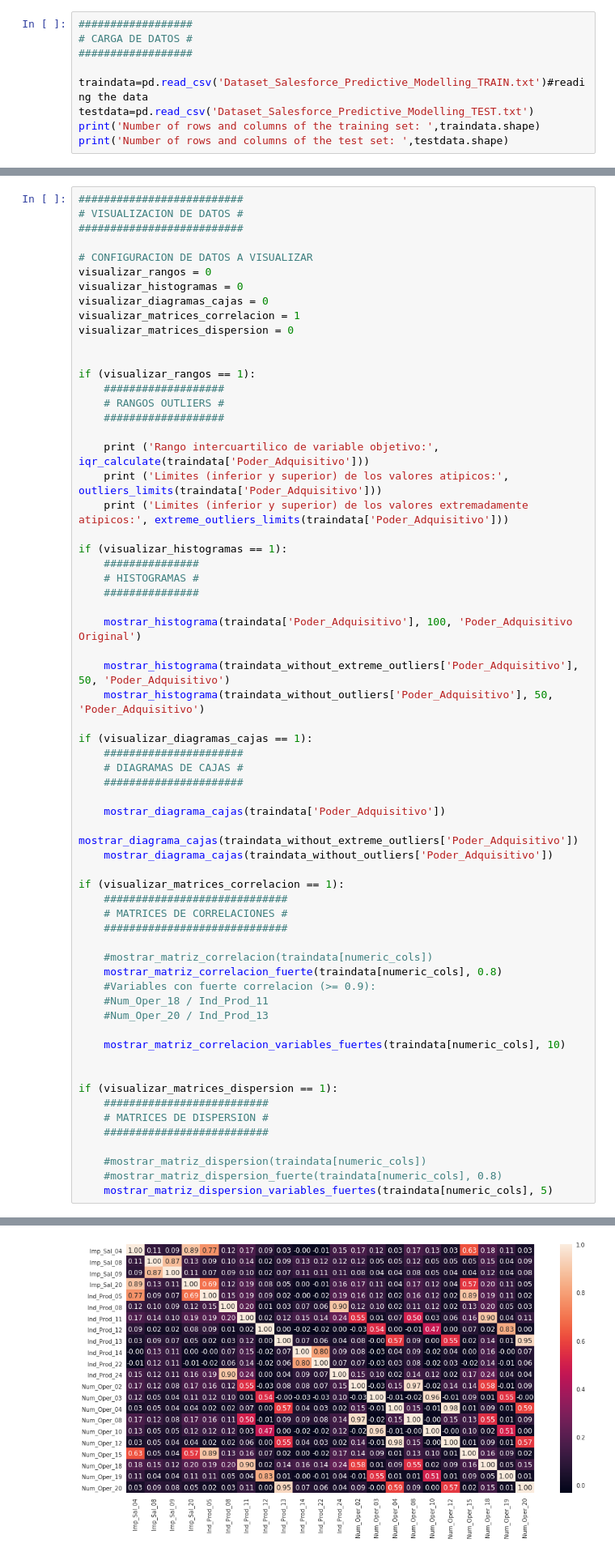
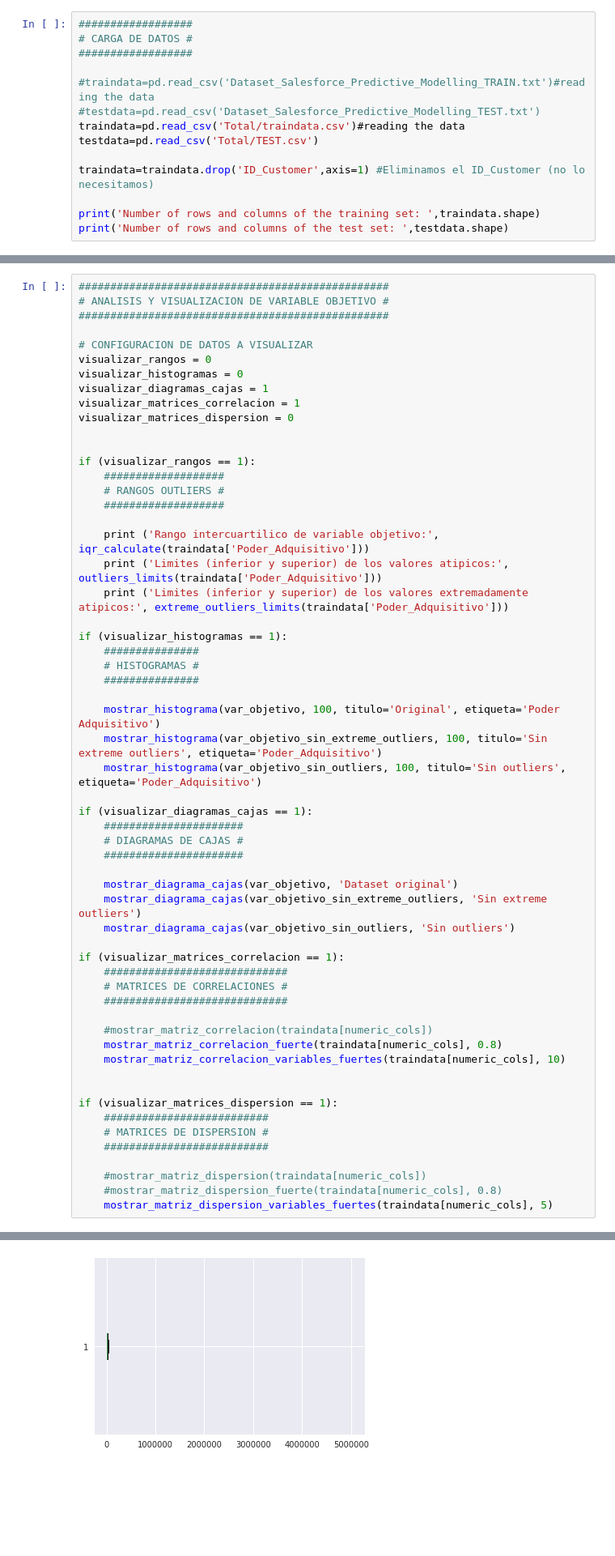
Before and after one commit to ferminlp93/Datathon, a Jupyter notebook: Visualizacion.ipynb, the cells around one changed output, grey strips where cells are left out. Shown at 81% size. Drawn from its saved outputs; the diff is of its cells as text; blank space fills up the shorter version.

Commit message:
Se incluye dataset con todas las variables

```diff
--- a/Visualizacion.ipynb
+++ b/Visualizacion.ipynb
@@ -159,8 +159,13 @@ def crear_variable_relacion(column_a, column_b):
 # CARGA DE DATOS #
 ##################
 
-traindata=pd.read_csv('Dataset_Salesforce_Predictive_Modelling_TRAIN.txt')#reading the data
-testdata=pd.read_csv('Dataset_Salesforce_Predictive_Modelling_TEST.txt')
+#traindata=pd.read_csv('Dataset_Salesforce_Predictive_Modelling_TRAIN.txt')#reading the data
+#testdata=pd.read_csv('Dataset_Salesforce_Predictive_Modelling_TEST.txt')
+traindata=pd.read_csv('Total/traindata.csv')#reading the data
+testdata=pd.read_csv('Total/TEST.csv')
+
+traindata=traindata.drop('ID_Customer',axis=1) #Eliminamos el ID_Customer (no lo necesitamos)
+
 print('Number of rows and columns of the training set: ',traindata.shape)
 print('Number of rows and columns of the test set: ',testdata.shape)
 # %% [output]
@@ -286,12 +320,12 @@ if (histogramas_a_visualizar[4]):
 # %%
-##########################
-# VISUALIZACION DE DATOS #
-##########################
+#################################################
+# ANALISIS Y VISUALIZACION DE VARIABLE OBJETIVO #
+#################################################
 
 # CONFIGURACION DE DATOS A VISUALIZAR
 visualizar_rangos = 0
 visualizar_histogramas = 0
-visualizar_diagramas_cajas = 0
+visualizar_diagramas_cajas = 1
 visualizar_matrices_correlacion = 1
 visualizar_matrices_dispersion = 0
 
@@ -310,19 +344,18 @@ if (visualizar_histogramas == 1):
     # HISTOGRAMAS #
     ###############
 
-    mostrar_histograma(traindata['Poder_Adquisitivo'], 100, 'Poder_Adquisitivo Original')
-
-    mostrar_histograma(traindata_without_extreme_outliers['Poder_Adquisitivo'], 50, 'Poder_Adquisitivo')
-    mostrar_histograma(traindata_without_outliers['Poder_Adquisitivo'], 50, 'Poder_Adquisitivo')
+    mostrar_histograma(var_objetivo, 100, titulo='Original', etiqueta='Poder Adquisitivo')
+    mostrar_histograma(var_objetivo_sin_extreme_outliers, 100, titulo='Sin extreme outliers', etiqueta='Poder_Adquisitivo')
+    mostrar_histograma(var_objetivo_sin_outliers, 100, titulo='Sin outliers', etiqueta='Poder_Adquisitivo')
 
 if (visualizar_diagramas_cajas == 1):
     ######################
     # DIAGRAMAS DE CAJAS #
     ######################
 
-    mostrar_diagrama_cajas(traindata['Poder_Adquisitivo'])
-    mostrar_diagrama_cajas(traindata_without_extreme_outliers['Poder_Adquisitivo'])
-    mostrar_diagrama_cajas(traindata_without_outliers['Poder_Adquisitivo'])
+    mostrar_diagrama_cajas(var_objetivo, 'Dataset original')
+    mostrar_diagrama_cajas(var_objetivo_sin_extreme_outliers, 'Sin extreme outliers')
+    mostrar_diagrama_cajas(var_objetivo_sin_outliers, 'Sin outliers')
 
 if (visualizar_matrices_correlacion == 1):
     #############################
@@ -331,10 +364,6 @@ if (visualizar_matrices_correlacion == 1):
 
     #mostrar_matriz_correlacion(traindata[numeric_cols])
     mostrar_matriz_correlacion_fuerte(traindata[numeric_cols], 0.8)
-    #Variables con fuerte correlacion (>= 0.9):
-    #Num_Oper_18 / Ind_Prod_11
-    #Num_Oper_20 / Ind_Prod_13
-
     mostrar_matriz_correlacion_variables_fuertes(traindata[numeric_cols], 10)
 
 
@@ -351 +380 @@ Matriz de correlaciones de variables con correlacion superior a  0.8 :
-[figure, old version]
+[figure, new version]
```
Also changed, not shown: parts of 11 cells of this notebook.
